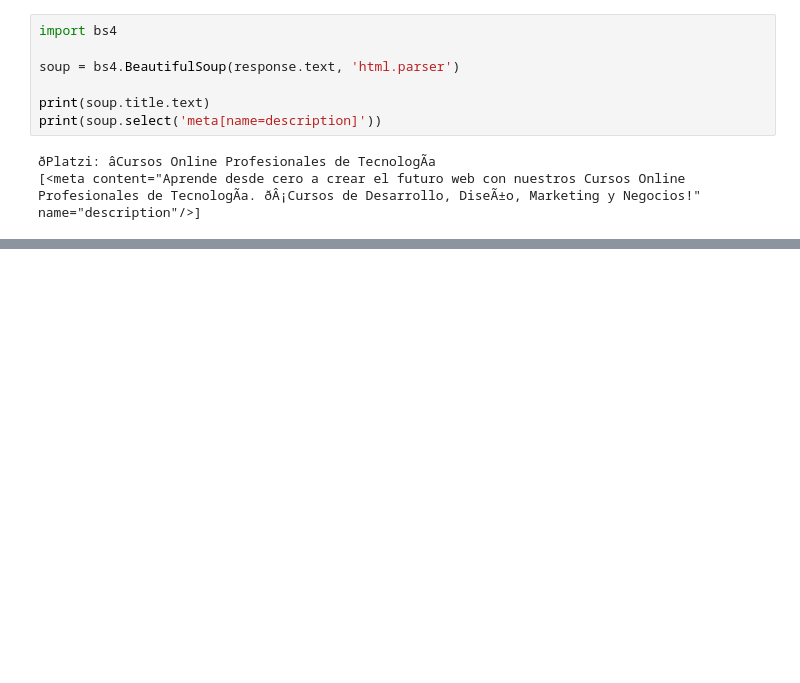
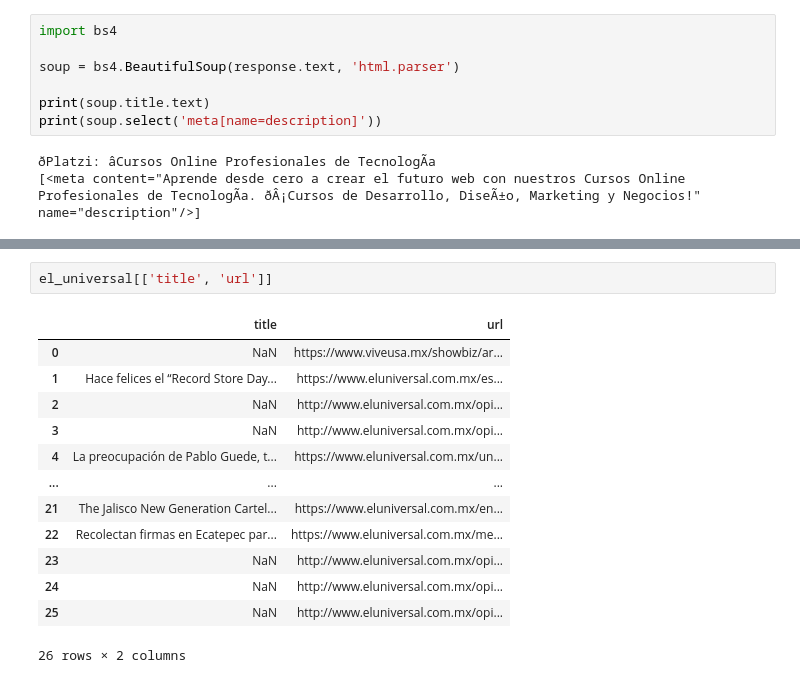
Before and after one commit to alcibiadesBustillo/webScrapper_newsPaper, a Jupyter notebook: Main.ipynb, the cells around one changed output, grey strips where cells are left out. Drawn from its saved outputs; the diff is of its cells as text; blank space fills up the shorter version.

```diff
--- a/Main.ipynb
+++ b/Main.ipynb
@@ -50,0 +184,16 @@ print(soup.select('meta[name=description]'))
+# %%
+el_universal[['title', 'url']]
+# %% [output]
+|  | title | url |
+| 0 | NaN | https://www.viveusa.mx/showbiz/ar... |
+| 1 | Hace felices el “Record Store Day... | https://www.eluniversal.com.mx/es... |
+| 2 | NaN | http://www.eluniversal.com.mx/opi... |
+| 3 | NaN | http://www.eluniversal.com.mx/opi... |
+| 4 | La preocupación de Pablo Guede, t... | https://www.eluniversal.com.mx/un... |
+| ... | ... | ... |
+| 21 | The Jalisco New Generation Cartel... | https://www.eluniversal.com.mx/en... |
+| 22 | Recolectan firmas en Ecatepec par... | https://www.eluniversal.com.mx/me... |
+| 23 | NaN | http://www.eluniversal.com.mx/opi... |
+| 24 | NaN | http://www.eluniversal.com.mx/opi... |
+| 25 | NaN | http://www.eluniversal.com.mx/opi... |
+26 rows × 2 columns
```
Also changed, not shown: parts of 22 cells of this notebook, 7 other files.
